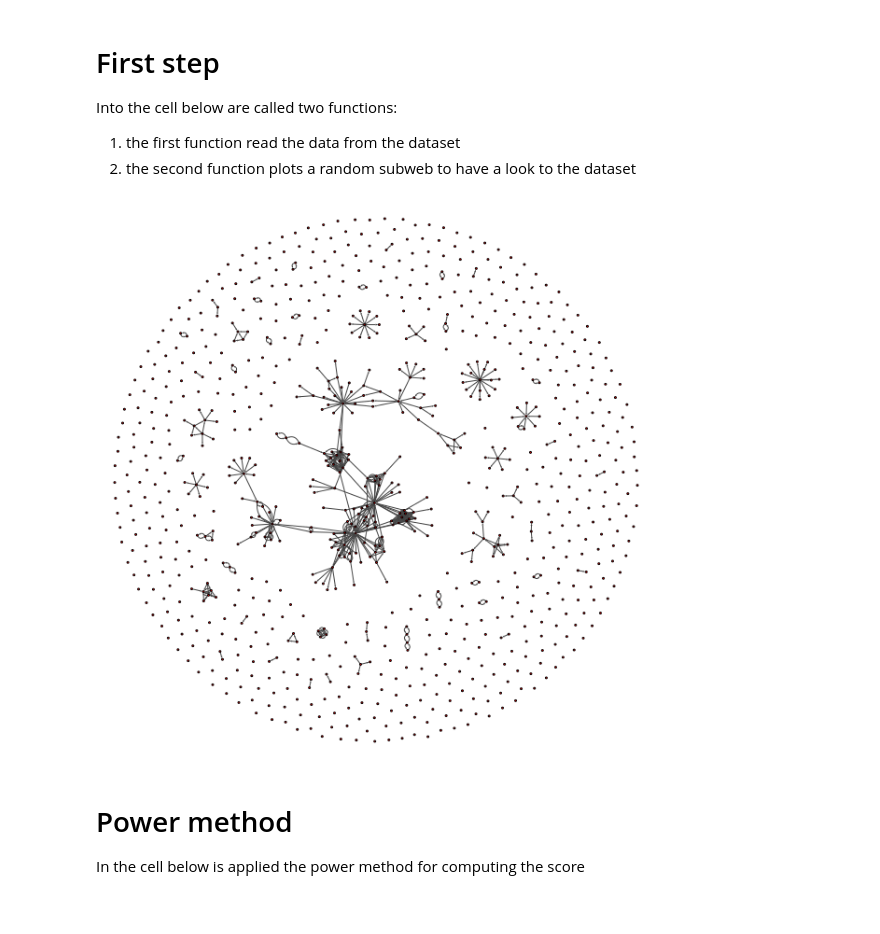
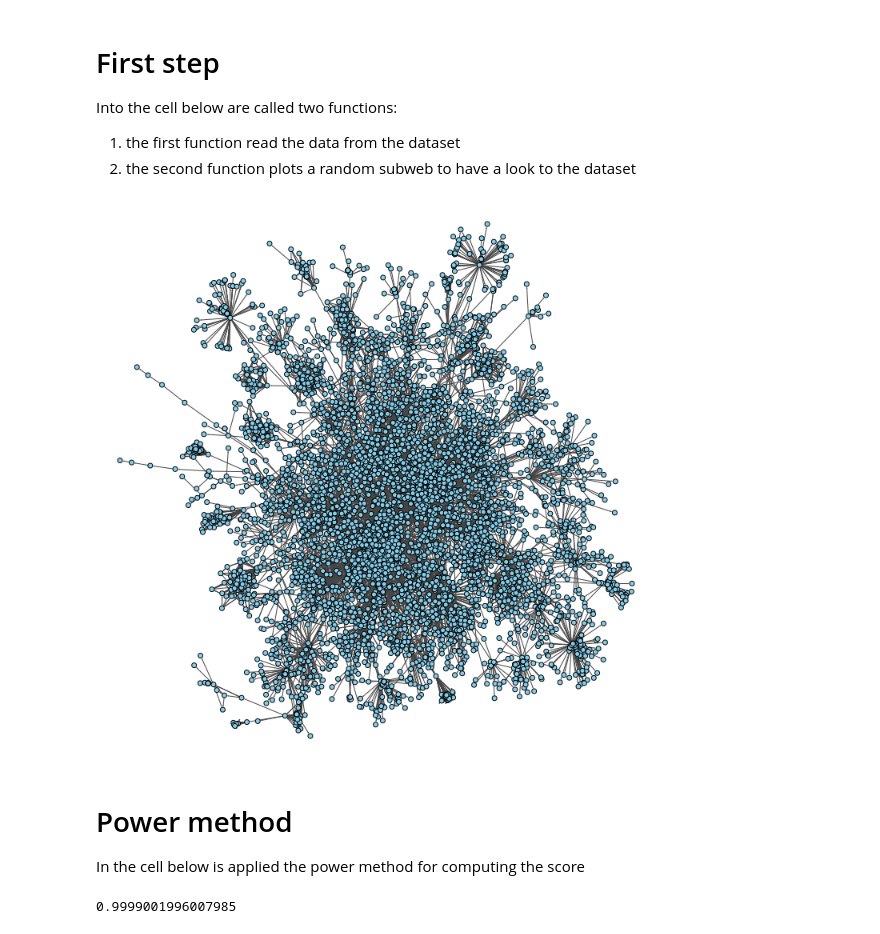
Before and after one commit to RBello02/Homeworks-of-Cmputational-Linear-Algebra-for-Large-Scale-Problems, a Jupyter notebook: 1/PageRankHomework.ipynb, the cells around one changed output. Saved outputs shown, nothing was run; the diff lists cells and outputs as text; code cells hidden in the pictures.

```diff
--- a/1/PageRankHomework.ipynb
+++ b/1/PageRankHomework.ipynb
@@ -29,13 +29,25 @@ Into the cell below are called two functions:
 2) the second function plots a random subweb to have a look to the dataset
 # %%
 file_path = "DataSet/hollins.dat"
+seed = 9
+fig_size=(7,7)
+
 
 A,node_map,edges = read_pages(file_path)
+sample_size = A.shape[0]
 
-draw_graph(A, sample_size=900, seed = 9)
+draw_graph(A, sample_size=sample_size, seed = 9, fig_size=fig_size)
 # %% [output]
-[figure, old version]
+[figure, new version]
 # %% [markdown]
 # Power method
 
 In the cell below is applied the power method for computing the score
+# %%
+x_0 = np.ones((A.shape[0],1))
+m = 0.3
+x,c = Opt_PWM(A,m,x_0,k=100)
+
+print(c)
+# %% [output]
+0.9999001996007985
```
Also changed, not shown: parts of 2 cells of this notebook.
